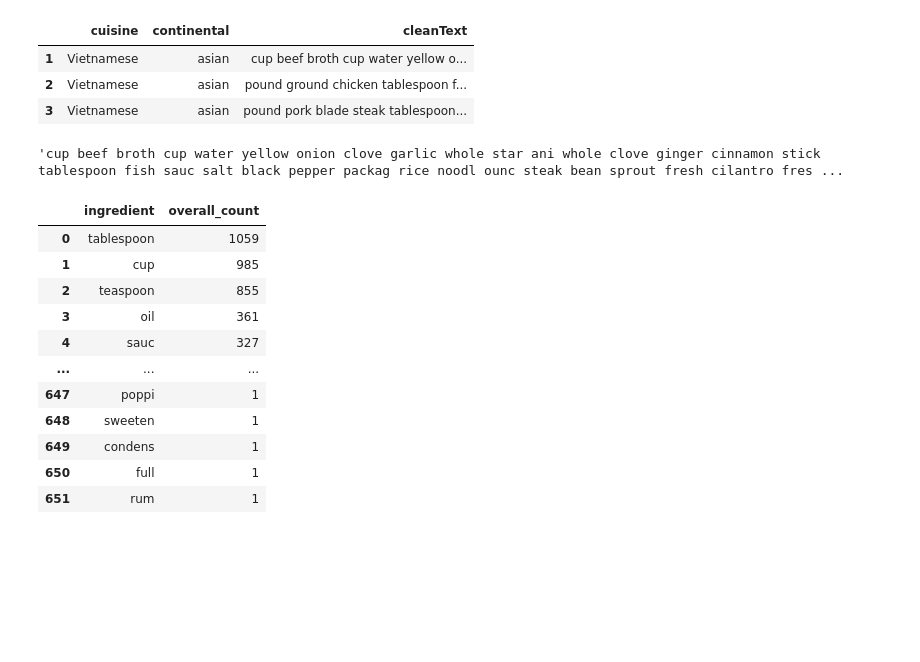
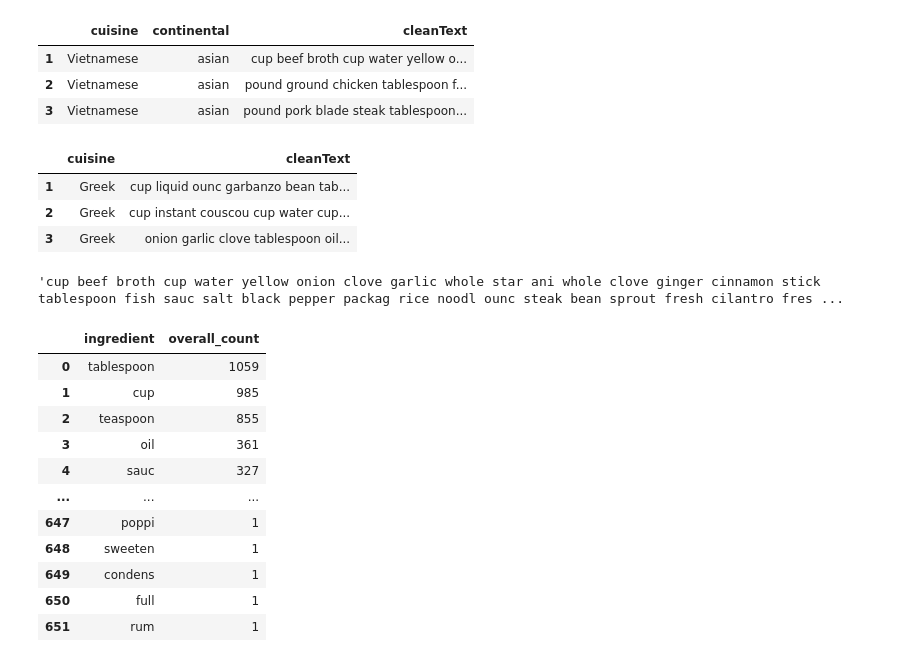
Before and after one commit to leanderpeter/Recipe-Text-Analyzer-Multi-Classification, a Jupyter notebook: Task 2/BigData Task 2.ipynb, the cells around one changed output. Saved outputs shown, nothing was run; the diff lists cells and outputs as text; code cells hidden in the pictures; blank space fills up the shorter version.

```diff
--- a/Task 2/BigData Task 2.ipynb
+++ b/Task 2/BigData Task 2.ipynb
@@ -53,12 +55,12 @@ from sklearn.ensemble import GradientBoostingClassifier
 # %%
 #Loading Data
 train = pd.read_csv("train_data_w_ingredients.csv", sep=';', error_bad_lines=False, index_col=0)
-test = pd.read_csv("test_data_w_ingredients.csv", sep=';', error_bad_lines=False, index_col=0)
+test_final = pd.read_csv("test_data_w_ingredients.csv", sep=';', error_bad_lines=False, index_col=0)
 # %%
 train.drop(["index"], axis=1, inplace=True)
 train.drop(["name"], axis=1, inplace=True)
-test.drop(["index"], axis=1, inplace=True)
-test.drop(["name"], axis=1, inplace=True)
+test_final.drop(["index"], axis=1, inplace=True)
+test_final.drop(["name"], axis=1, inplace=True)
 # %%
 print("Document Count")
 print(train.groupby('cuisine').count())
@@ -133,14 +135,21 @@ def preprocess(text):
 # Apply to the DF series
 train['cleanText']=train['ingredients'].map(lambda s:preprocess(s))
 train.drop(["ingredients"], axis=1, inplace=True)
-test['cleanText']=test['ingredients'].map(lambda s:preprocess(s))
-test.drop(["ingredients"], axis=1, inplace=True)
+test_final['cleanText']=test_final['ingredients'].map(lambda s:preprocess(s))
+test_final.drop(["ingredients"], axis=1, inplace=True)
 train.head(3)
 # %% [output]
 |  | cuisine | continental | cleanText |
 | 1 | Vietnamese | asian | cup beef broth cup water yellow o... |
 | 2 | Vietnamese | asian | pound ground chicken tablespoon f... |
 | 3 | Vietnamese | asian | pound pork blade steak tablespoon... |
+# %%
+test_final.head(3)
+# %% [output]
+|  | cuisine | cleanText |
+| 1 | Greek | cup liquid ounc garbanzo bean tab... |
+| 2 | Greek | cup instant couscou cup water cup... |
+| 3 | Greek | onion garlic clove tablespoon oil... |
 # %%
 train["cleanText"].iloc[0]
 # %% [output]
```
Also changed, not shown: parts of 8 cells of this notebook, 1 other file.
